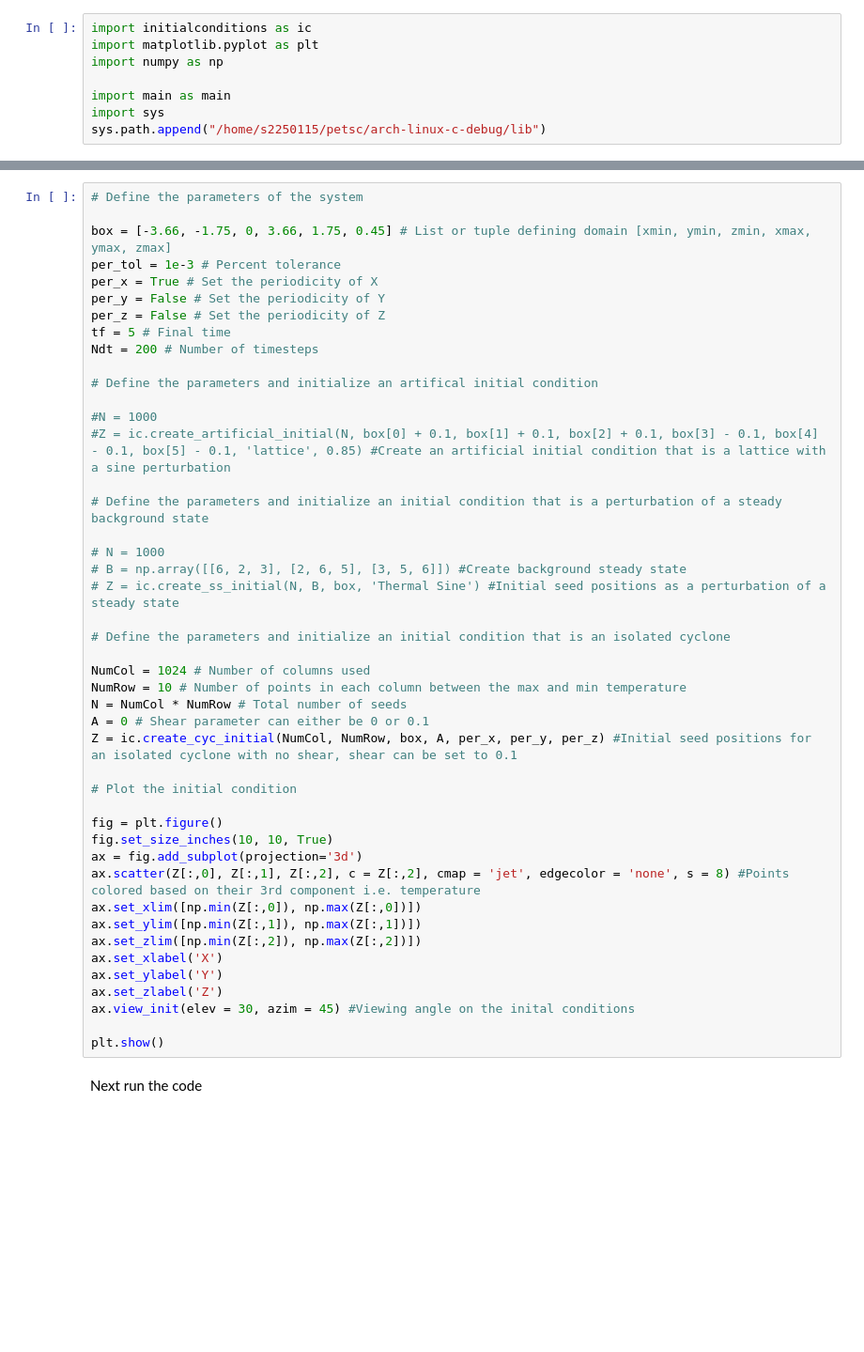
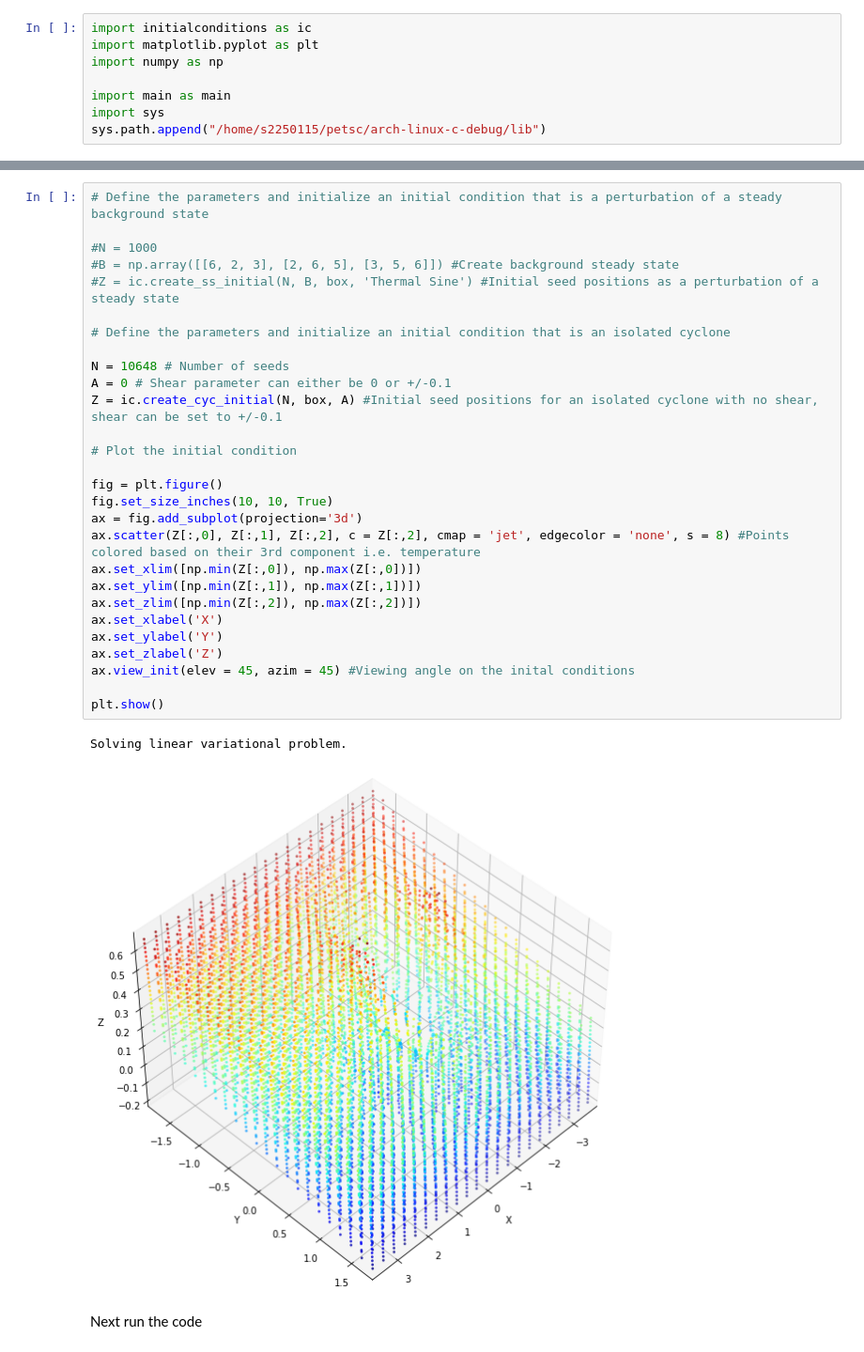
Before and after one commit to thelavier/3DIncompressibleSG, a Jupyter notebook: RunCode.ipynb, the cells around one changed output, grey strips where cells are left out. Shown at 94% size. Cells and saved outputs as stored; diff of their text form; blank space fills up the shorter version.

Commit message:
Cyclone initial conditions working

```diff
--- a/RunCode.ipynb
+++ b/RunCode.ipynb
@@ -15,48 +27,34 @@ Next define the system parameters, the initial condition, and visualise the init
 # %%
-# Define the parameters of the system
-
-box = [-3.66, -1.75, 0, 3.66, 1.75, 0.45] # List or tuple defining domain [xmin, ymin, zmin, xmax, ymax, zmax]
-per_tol = 1e-3 # Percent tolerance
-per_x = True # Set the periodicity of X
-per_y = False # Set the periodicity of Y
-per_z = False # Set the periodicity of Z
-tf = 5 # Final time
-Ndt = 200 # Number of timesteps
-
-# Define the parameters and initialize an artifical initial condition
+# Define the parameters and initialize an initial condition that is a perturbation of a steady background state
 
 #N = 1000
-#Z = ic.create_artificial_initial(N, box[0] + 0.1, box[1] + 0.1, box[2] + 0.1, box[3] - 0.1, box[4] - 0.1, box[5] - 0.1, 'lattice', 0.85) #Create an artificial initial condition that is a lattice with a sine perturbation
-
-# Define the parameters and initialize an initial condition that is a perturbation of a steady background state
-
-# N = 1000
-# B = np.array([[6, 2, 3], [2, 6, 5], [3, 5, 6]]) #Create background steady state
-# Z = ic.create_ss_initial(N, B, box, 'Thermal Sine') #Initial seed positions as a perturbation of a steady state
+#B = np.array([[6, 2, 3], [2, 6, 5], [3, 5, 6]]) #Create background steady state
+#Z = ic.create_ss_initial(N, B, box, 'Thermal Sine') #Initial seed positions as a perturbation of a steady state
 
 # Define the parameters and initialize an initial condition that is an isolated cyclone
 
-NumCol = 1024 # Number of columns used
-NumRow = 10 # Number of points in each column between the max and min temperature
-N = NumCol * NumRow # Total number of seeds
-A = 0 # Shear parameter can either be 0 or 0.1
-Z = ic.create_cyc_initial(NumCol, NumRow, box, A, per_x, per_y, per_z) #Initial seed positions for an isolated cyclone with no shear, shear can be set to 0.1
+N = 10648 # Number of seeds
+A = 0 # Shear parameter can either be 0 or +/-0.1
+Z = ic.create_cyc_initial(N, box, A) #Initial seed positions for an isolated cyclone with no shear, shear can be set to +/-0.1
 
 # Plot the initial condition
 
 fig = plt.figure()
 fig.set_size_inches(10, 10, True)
 ax = fig.add_subplot(projection='3d')
 ax.scatter(Z[:,0], Z[:,1], Z[:,2], c = Z[:,2], cmap = 'jet', edgecolor = 'none', s = 8) #Points colored based on their 3rd component i.e. temperature
 ax.set_xlim([np.min(Z[:,0]), np.max(Z[:,0])])
 ax.set_ylim([np.min(Z[:,1]), np.max(Z[:,1])])
 ax.set_zlim([np.min(Z[:,2]), np.max(Z[:,2])])
 ax.set_xlabel('X')
 ax.set_ylabel('Y')
 ax.set_zlabel('Z')
-ax.view_init(elev = 30, azim = 45) #Viewing angle on the inital conditions
+ax.view_init(elev = 45, azim = 45) #Viewing angle on the inital conditions
 
 plt.show()
+# %% [output]
+Solving linear variational problem.
+[figure, added]
 # %% [markdown]
 Next run the code
 # %%
```
Also changed, not shown: parts of 8 cells of this notebook, 9 other files.
